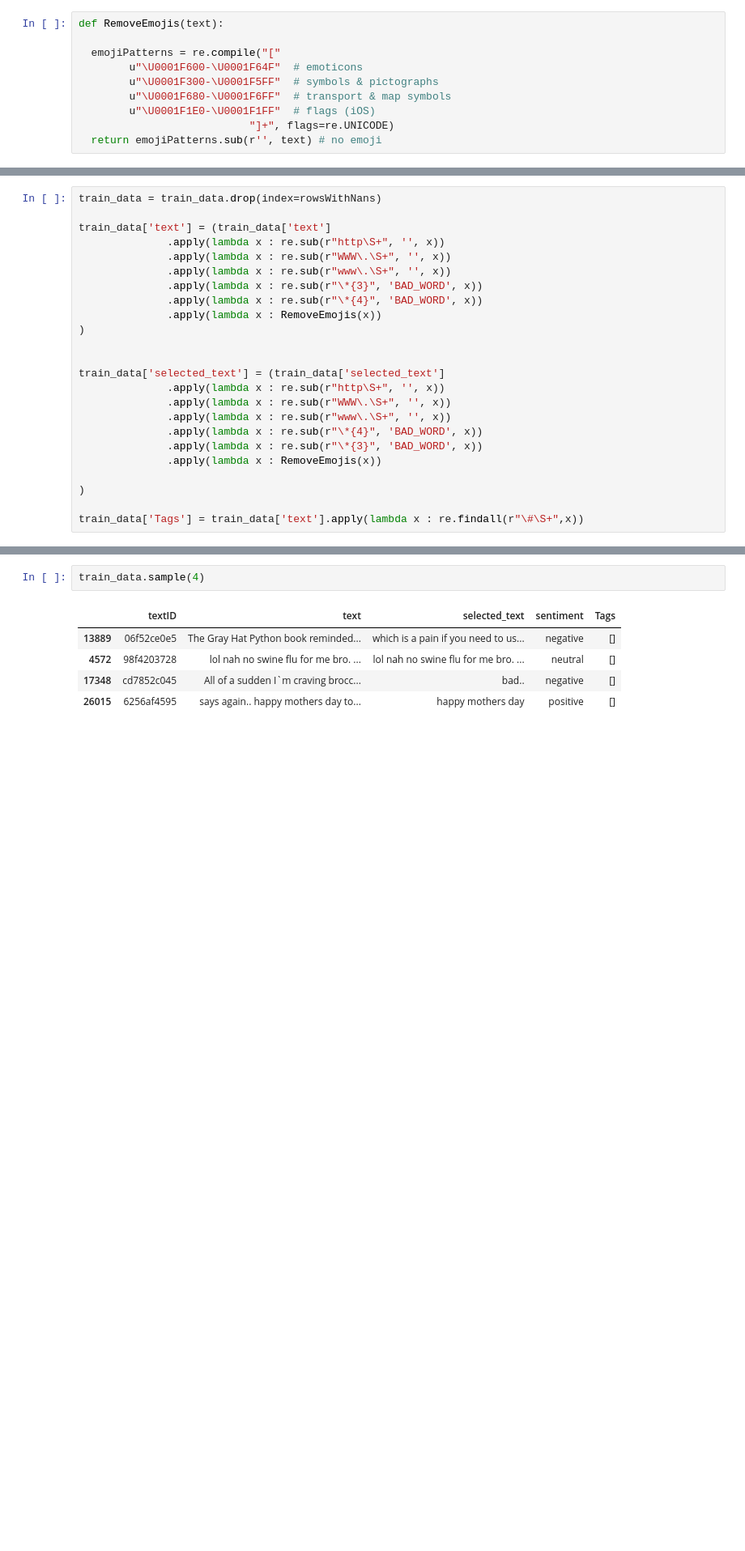
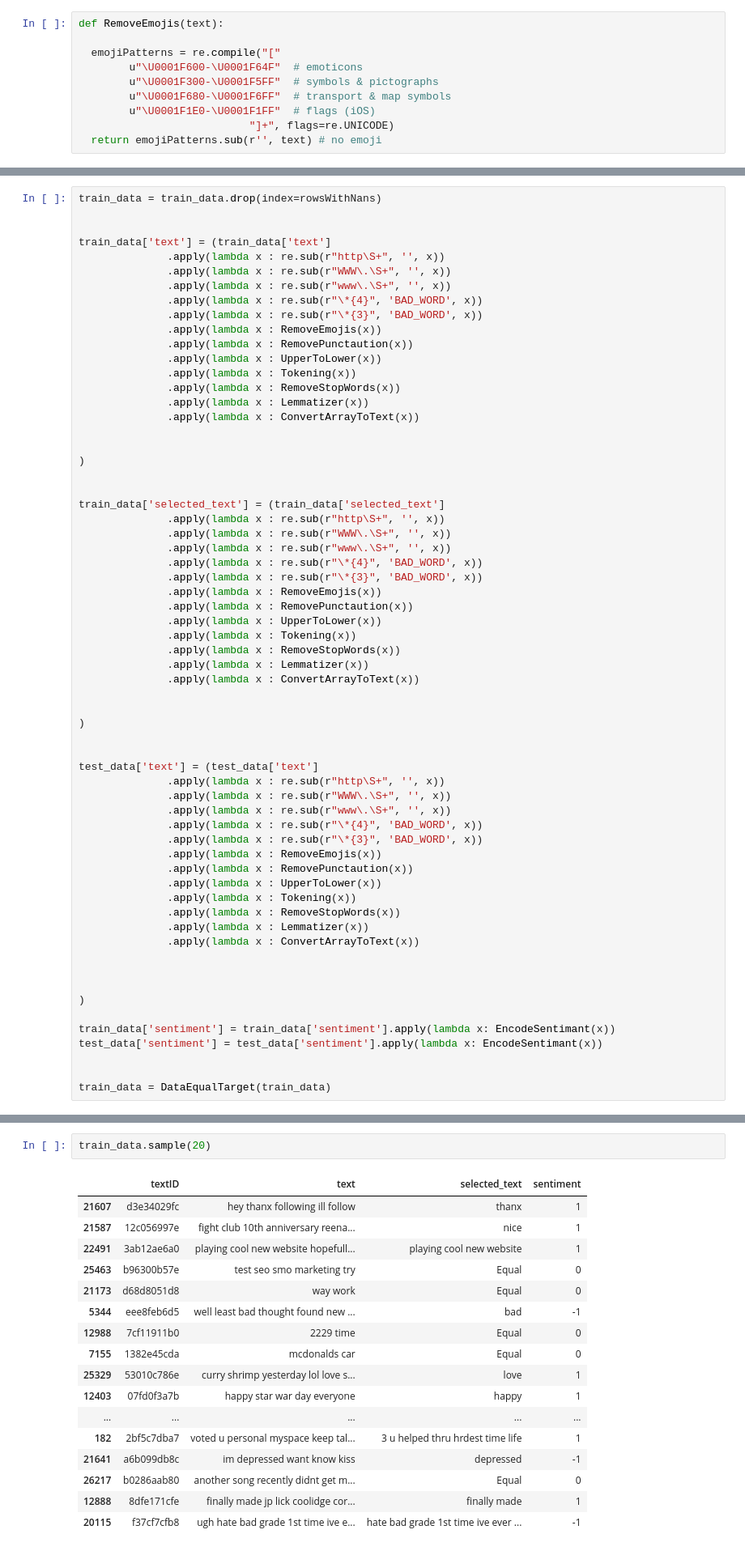
Before and after one commit to Ali-Fartoot/Kaggle, a Jupyter notebook: Tweet_Sentiment_Extraction/Tweet_Sentiment_Extraction_EDA_Preprocessing.ipynb, the cells around one changed output, grey strips where cells are left out. Shown at 81% size. Cells and saved outputs as stored; diff of their text form; blank space fills up the shorter version.

```diff
--- a/Tweet_Sentiment_Extraction/Tweet_Sentiment_Extraction_EDA_Preprocessing.ipynb
+++ b/Tweet_Sentiment_Extraction/Tweet_Sentiment_Extraction_EDA_Preprocessing.ipynb
@@ -138,13 +222,22 @@ def RemoveEmojis(text):
 # %%
 train_data = train_data.drop(index=rowsWithNans)
+
 
 train_data['text'] = (train_data['text']
               .apply(lambda x : re.sub(r"http\S+", '', x))
               .apply(lambda x : re.sub(r"WWW\.\S+", '', x))
               .apply(lambda x : re.sub(r"www\.\S+", '', x))
+              .apply(lambda x : re.sub(r"\*{4}", 'BAD_WORD', x))
               .apply(lambda x : re.sub(r"\*{3}", 'BAD_WORD', x))
-              .apply(lambda x : re.sub(r"\*{4}", 'BAD_WORD', x))
               .apply(lambda x : RemoveEmojis(x))
+              .apply(lambda x : RemovePunctaution(x))
+              .apply(lambda x : UpperToLower(x))
+              .apply(lambda x : Tokening(x))
+              .apply(lambda x : RemoveStopWords(x))
+              .apply(lambda x : Lemmatizer(x))
+              .apply(lambda x : ConvertArrayToText(x))
+
+
 )
 
 
@@ -155,10 +248,40 @@ train_data['selected_text'] = (train_data['selected_text']
               .apply(lambda x : re.sub(r"\*{4}", 'BAD_WORD', x))
               .apply(lambda x : re.sub(r"\*{3}", 'BAD_WORD', x))
               .apply(lambda x : RemoveEmojis(x))
+              .apply(lambda x : RemovePunctaution(x))
+              .apply(lambda x : UpperToLower(x))
+              .apply(lambda x : Tokening(x))
+              .apply(lambda x : RemoveStopWords(x))
+              .apply(lambda x : Lemmatizer(x))
+              .apply(lambda x : ConvertArrayToText(x))
+
 
 )
 
-train_data['Tags'] = train_data['text'].apply(lambda x : re.findall(r"\#\S+",x))
+
+test_data['text'] = (test_data['text']
+              .apply(lambda x : re.sub(r"http\S+", '', x))
+              .apply(lambda x : re.sub(r"WWW\.\S+", '', x))
+              .apply(lambda x : re.sub(r"www\.\S+", '', x))
+              .apply(lambda x : re.sub(r"\*{4}", 'BAD_WORD', x))
+              .apply(lambda x : re.sub(r"\*{3}", 'BAD_WORD', x))
+              .apply(lambda x : RemoveEmojis(x))
+              .apply(lambda x : RemovePunctaution(x))
+              .apply(lambda x : UpperToLower(x))
+              .apply(lambda x : Tokening(x))
+              .apply(lambda x : RemoveStopWords(x))
+              .apply(lambda x : Lemmatizer(x))
+              .apply(lambda x : ConvertArrayToText(x))
+
+
+
+)
+
+train_data['sentiment'] = train_data['sentiment'].apply(lambda x: EncodeSentimant(x))
+test_data['sentiment'] = test_data['sentiment'].apply(lambda x: EncodeSentimant(x))
+
+
+train_data = DataEqualTarget(train_data)
 # %%
 for _ in range(3):
   randNum = random.randint(0,train_data.shape[0])
@@ -174,8 +302,20 @@ chapter 27... probably on monday. i still need more comments.  --->  chapter 27.
 # %%
-train_data.sample(4)
+train_data.sample(20)
 # %% [output]
-|  | textID | text | selected_text | sentiment | Tags |
-| 13889 | 06f52ce0e5 | The Gray Hat Python book reminded... | which is a pain if you need to us... | negative | [] |
-| 4572 | 98f4203728 | lol nah no swine flu for me bro. ... | lol nah no swine flu for me bro. ... | neutral | [] |
-| 17348 | cd7852c045 | All of a sudden I`m craving brocc... | bad.. | negative | [] |
-| 26015 | 6256af4595 | says again.. happy mothers day to... | happy mothers day | positive | [] |
+|  | textID | text | selected_text | sentiment |
+| 21607 | d3e34029fc | hey thanx following ill follow | thanx | 1 |
+| 21587 | 12c056997e | fight club 10th anniversary reena... | nice | 1 |
+| 22491 | 3ab12ae6a0 | playing cool new website hopefull... | playing cool new website | 1 |
+| 25463 | b96300b57e | test seo smo marketing try | Equal | 0 |
+| 21173 | d68d8051d8 | way work | Equal | 0 |
+| 5344 | eee8feb6d5 | well least bad thought found new ... | bad | -1 |
+| 12988 | 7cf11911b0 | 2229 time | Equal | 0 |
+| 7155 | 1382e45cda | mcdonalds car | Equal | 0 |
+| 25329 | 53010c786e | curry shrimp yesterday lol love s... | love | 1 |
+| 12403 | 07fd0f3a7b | happy star war day everyone | happy | 1 |
+| ... | ... | ... | ... | ... |
+| 182 | 2bf5c7dba7 | voted u personal myspace keep tal... | 3 u helped thru hrdest time life | 1 |
+| 21641 | a6b099db8c | im depressed want know kiss | depressed | -1 |
+| 26217 | b0286aab80 | another song recently didnt get m... | Equal | 0 |
+| 12888 | 8dfe171cfe | finally made jp lick coolidge cor... | finally made | 1 |
+| 20115 | f37cf7cfb8 | ugh hate bad grade 1st time ive e... | hate bad grade 1st time ive ever ... | -1 |
```
Also changed, not shown: parts of 16 cells of this notebook.
